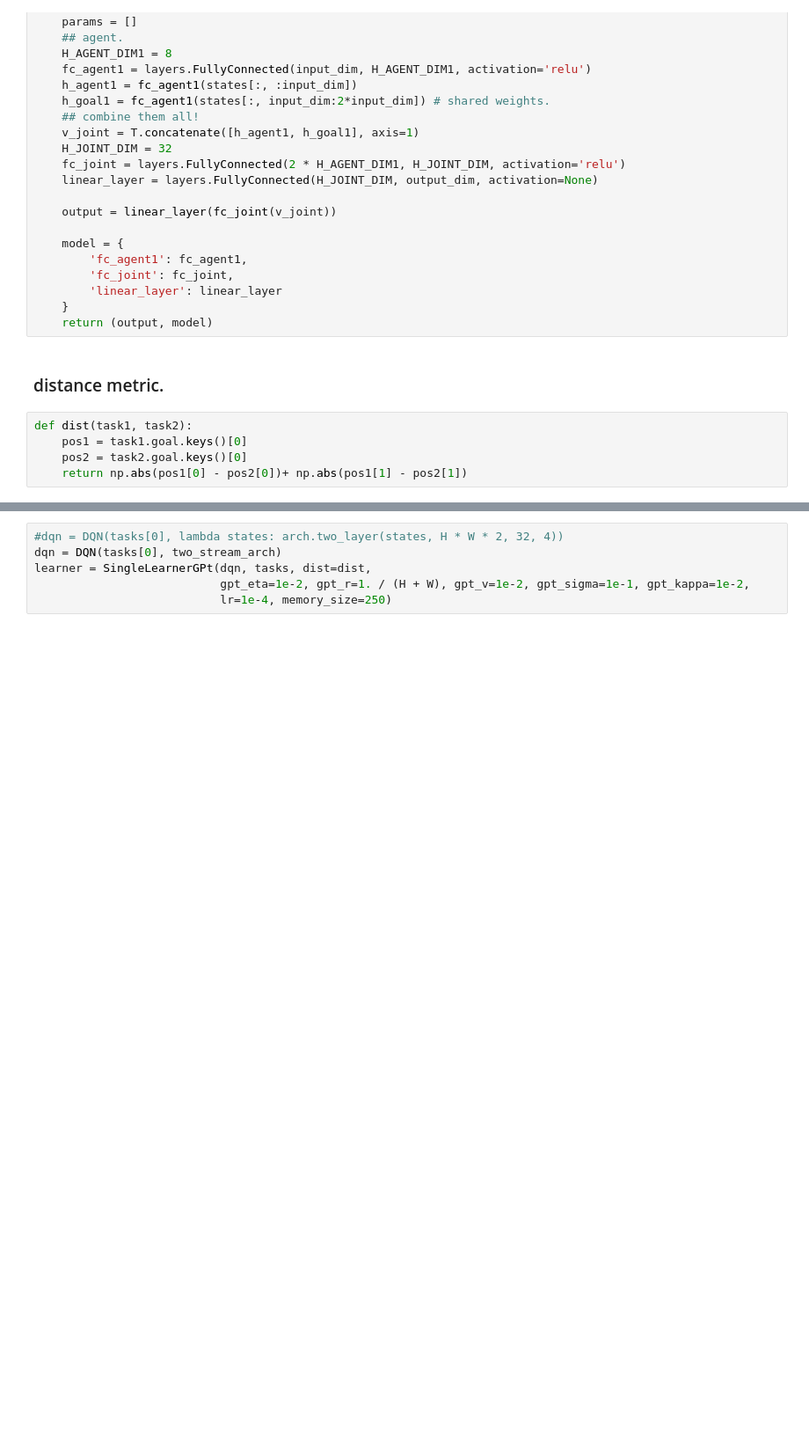
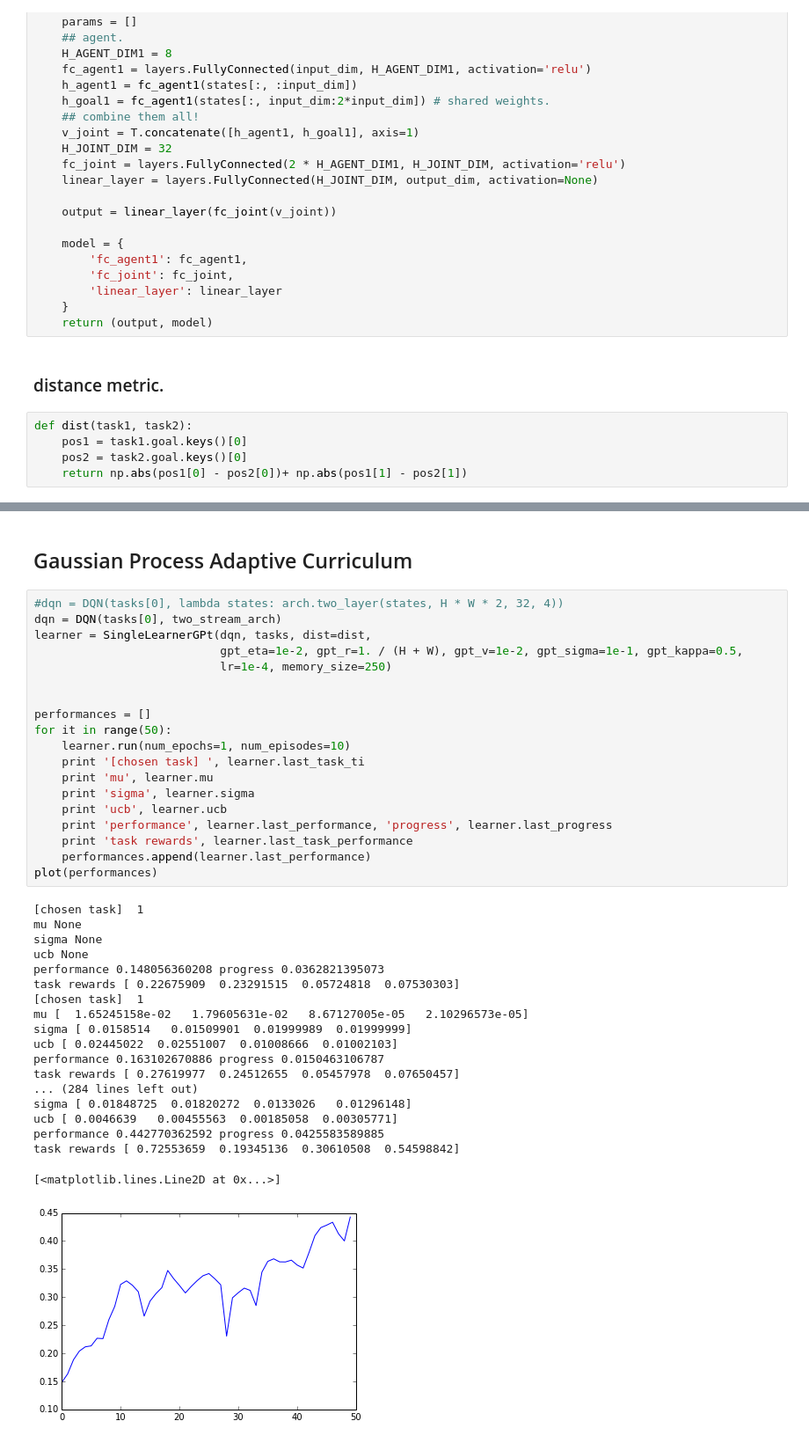
Before and after one commit to strin/curriculum-deep-RL, a Jupyter notebook: scripts/uvfa/GP-t.ipynb, the cells around one changed output, grey strips where cells are left out. Shown at 88% size. Saved outputs shown, nothing was run; the diff lists cells and outputs as text; blank space fills up the shorter version.

```diff
--- a/scripts/uvfa/GP-t.ipynb
+++ b/scripts/uvfa/GP-t.ipynb
@@ -84,7 +110,42 @@ def dist(task1, task2):
+# %% [markdown]
+## Gaussian Process Adaptive Curriculum
 # %%
 #dqn = DQN(tasks[0], lambda states: arch.two_layer(states, H * W * 2, 32, 4))
 dqn = DQN(tasks[0], two_stream_arch)
 learner = SingleLearnerGPt(dqn, tasks, dist=dist,
-                           gpt_eta=1e-2, gpt_r=1. / (H + W), gpt_v=1e-2, gpt_sigma=1e-1, gpt_kappa=1e-2,
+                           gpt_eta=1e-2, gpt_r=1. / (H + W), gpt_v=1e-2, gpt_sigma=1e-1, gpt_kappa=0.5,
                            lr=1e-4, memory_size=250)
+
+
+performances = []
+for it in range(50):
+    learner.run(num_epochs=1, num_episodes=10)
+    print '[chosen task] ', learner.last_task_ti
+    print 'mu', learner.mu
+    print 'sigma', learner.sigma
+    print 'ucb', learner.ucb
+    print 'performance', learner.last_performance, 'progress', learner.last_progress
+    print 'task rewards', learner.last_task_performance
+    performances.append(learner.last_performance)
+plot(performances)
+# %% [output]
+[chosen task]  1
+mu None
+sigma None
+ucb None
+performance 0.148056360208 progress 0.0362821395073
+task rewards [ 0.22675909  0.23291515  0.05724818  0.07530303]
+[chosen task]  1
+mu [  1.65245158e-02   1.79605631e-02   8.67127005e-05   2.10296573e-05]
+sigma [ 0.0158514   0.01509901  0.01999989  0.01999999]
+ucb [ 0.02445022  0.02551007  0.01008666  0.01002103]
+performance 0.163102670886 progress 0.0150463106787
+task rewards [ 0.27619977  0.24512655  0.05457978  0.07650457]
+... (284 lines left out)
+sigma [ 0.01848725  0.01820272  0.0133026   0.01296148]
+ucb [ 0.0046639   0.00455563  0.00185058  0.00305771]
+performance 0.442770362592 progress 0.0425583589885
+task rewards [ 0.72553659  0.19345136  0.30610508  0.54598842]
+[<matplotlib.lines.Line2D at 0x...>]
+[figure, added]
 # %%
```
Also changed, not shown: parts of 19 cells of this notebook, 5 other files.
